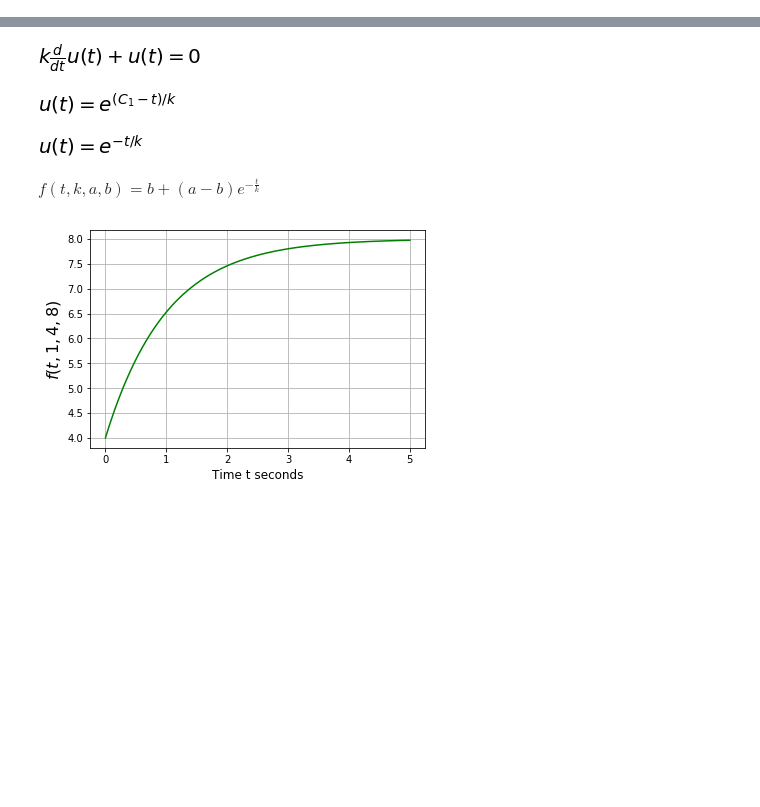
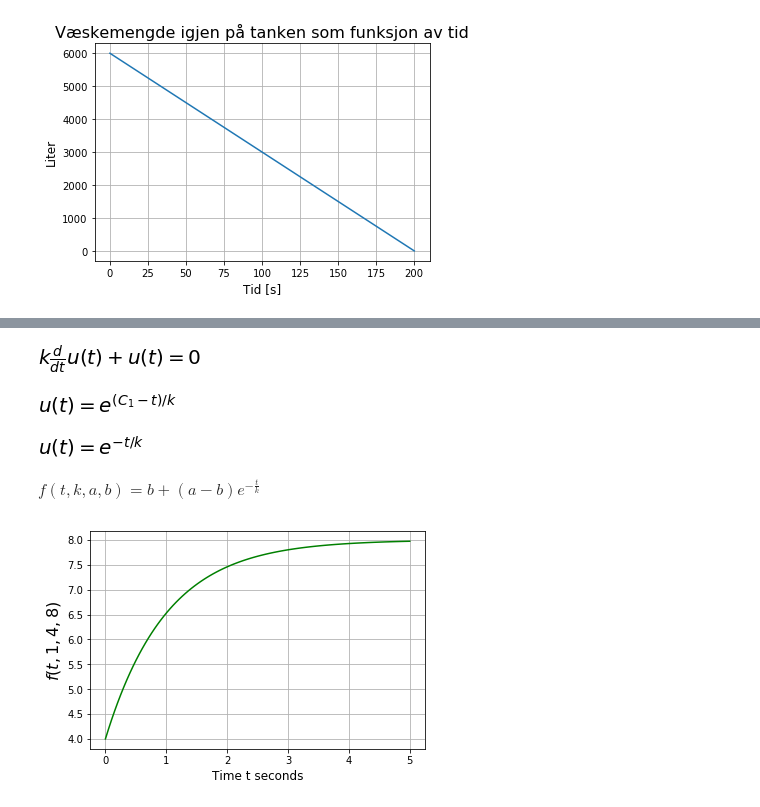
Before and after one commit to fagstoff/ProgMod, a Jupyter notebook: Fagtekster/Notebooks/diffligning.ipynb, the cells around one changed output, grey strips where cells are left out. Drawn from its saved outputs; the diff is of its cells as text; code cells hidden in the pictures; blank space fills up the shorter version.

```diff
--- a/Fagtekster/Notebooks/diffligning.ipynb
+++ b/Fagtekster/Notebooks/diffligning.ipynb
@@ -46,0 +47,25 @@ Henter introtekst fra [NDLA-R2](http://ndla.no/nb/node/119089?fag=98361) og skri
+# %%
+# Bruker scipy ODE-solver
+
+import numpy as np
+import scipy as sp
+from scipy.integrate import odeint
+import matplotlib.pyplot as plt
+
+# Definerer funksjonen y'(t)
+def dy_dt(y,t):
+    return -30
+
+xs = np.linspace(0,200,10) # x-verdier
+y0 = 6000 # initialbetingelse y(0) = 6000 liter
+ys = odeint(dy_dt, y0, xs) # Løser difflikningen
+ys = np.array(ys).flatten() # Formaterer tallene i en array
+
+plt.grid(True)
+plt.title("Væskemengde igjen på tanken som funksjon av tid", fontsize=16)
+plt.xlabel('Tid [s]',fontsize=12)
+plt.ylabel('Liter',fontsize=12)
+plt.plot(xs,ys)
+plt.show()
+# %% [output]
+[figure, added]
```
Also changed, not shown: parts of 4 cells of this notebook.
